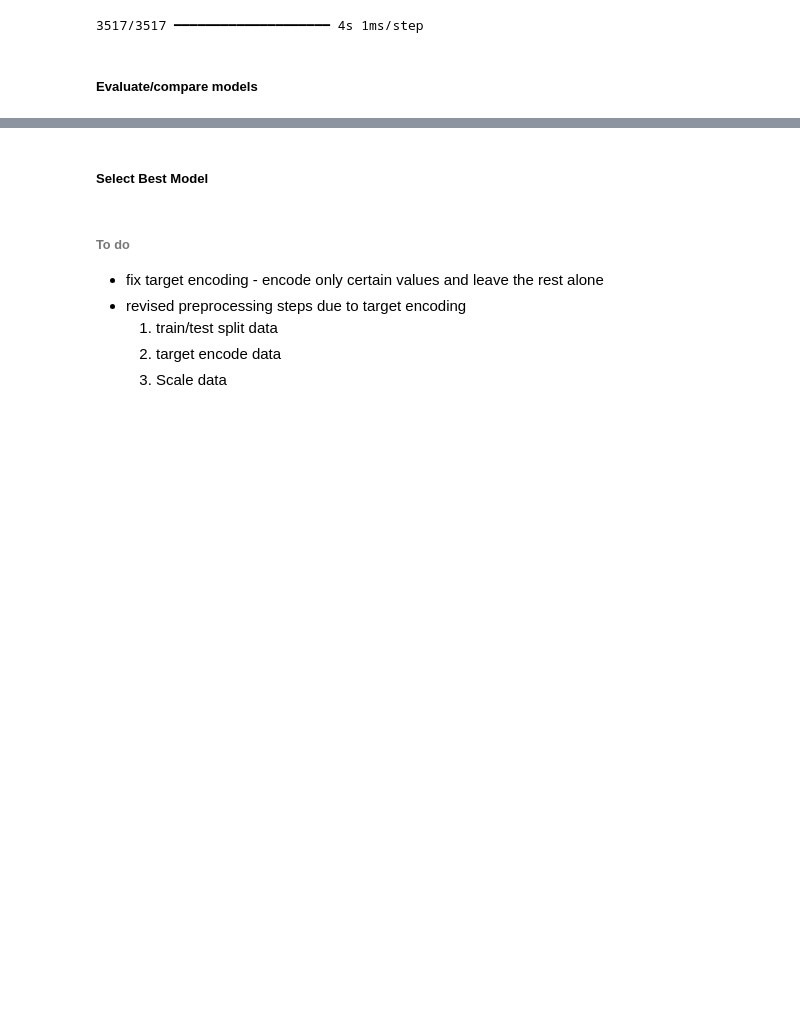
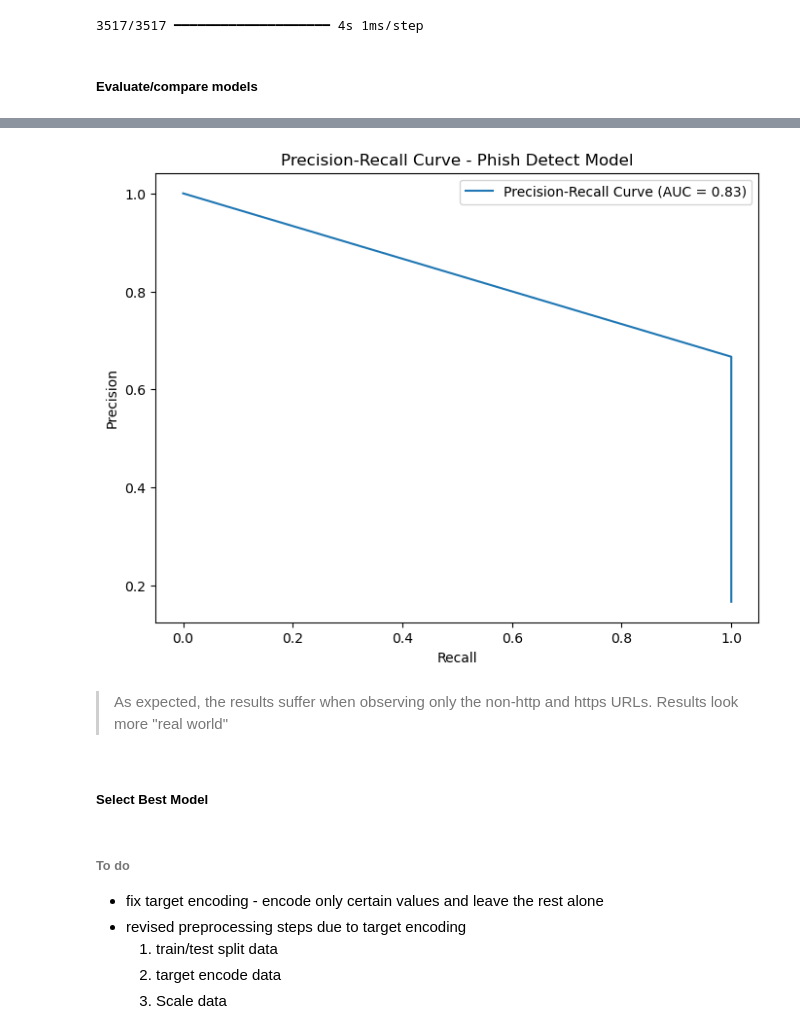
Before and after one commit to mdgarber/DetectPhishURL, a Jupyter notebook: DetectPhishURL/notebooks/detectPhish_preprocess&model.ipynb, the cells around one changed output, grey strips where cells are left out. Cells and saved outputs as stored; diff of their text form; code cells hidden in the pictures; blank space fills up the shorter version.

```diff
--- a/DetectPhishURL/notebooks/detectPhish_preprocess&model.ipynb
+++ b/DetectPhishURL/notebooks/detectPhish_preprocess&model.ipynb
@@ -470,0 +511,6 @@ plt.show()
+# %%
+# mask for numpy array - exclude http and https
+np_mask_scheme = (X_test_preprocessed[:,10] == 0) & (X_test_preprocessed[:,11] == 0)
+# %%
+# create new filter of predictions bool
+predictions_bool = makeBool(predictions[np_mask_scheme])
@@ -471,3 +529,16 @@ plt.show()
+# %%
+# Precision Recall Curve
+precision, recall, thresholds = precision_recall_curve(y_test[np_mask_scheme], predictions_bool)
+auc_score = auc(recall, precision)
+
+#https://www.geeksforgeeks.org/precision-recall-curve-ml/
+# %%
+# plot PR curve - scenario #2
+plotPRcurve(recall, precision)
+# %% [output]
+[figure, added]
+# %% [markdown]
+> As expected, the results suffer when observing only the non-http and https URLs. Results look more "real world"
 # %% [markdown]
 ##### Select Best Model
 # %% [markdown]
```
Also changed, not shown: parts of 17 cells of this notebook.
